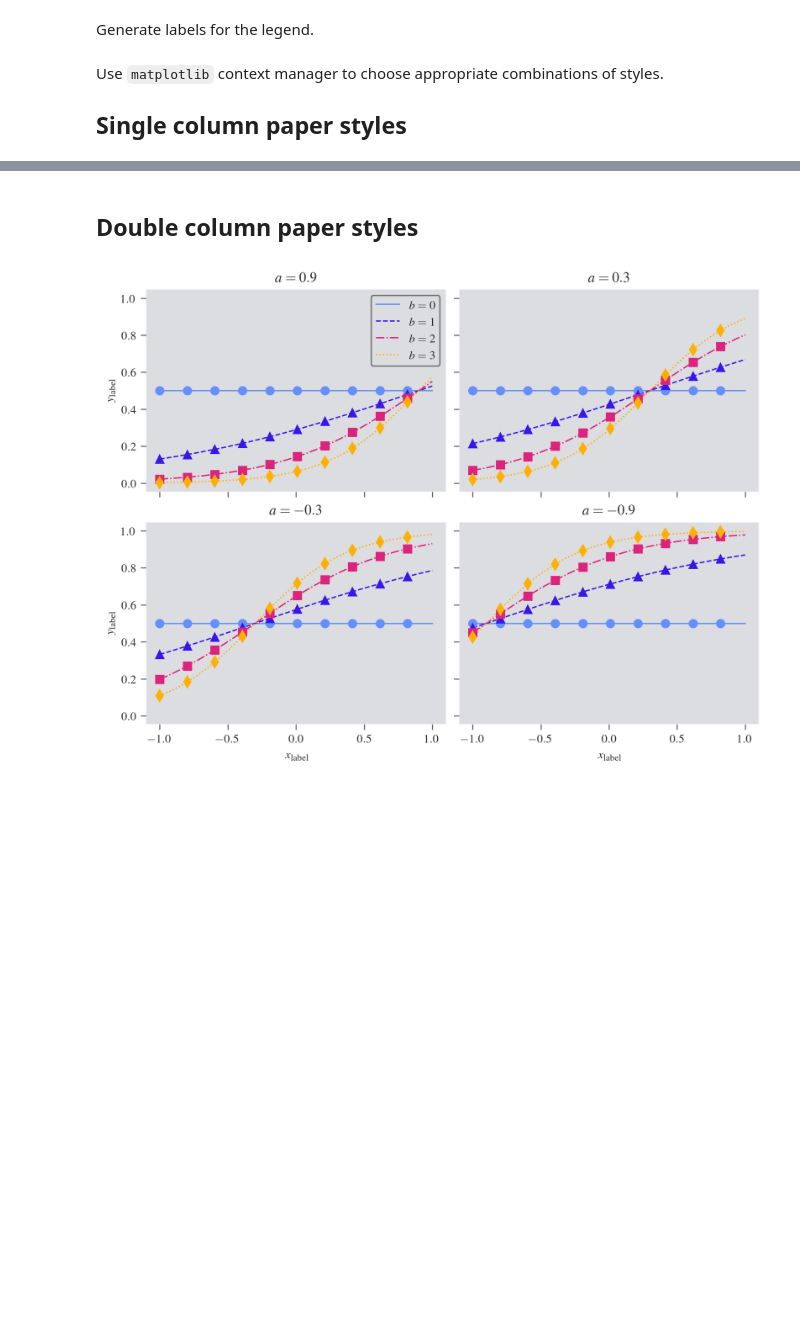
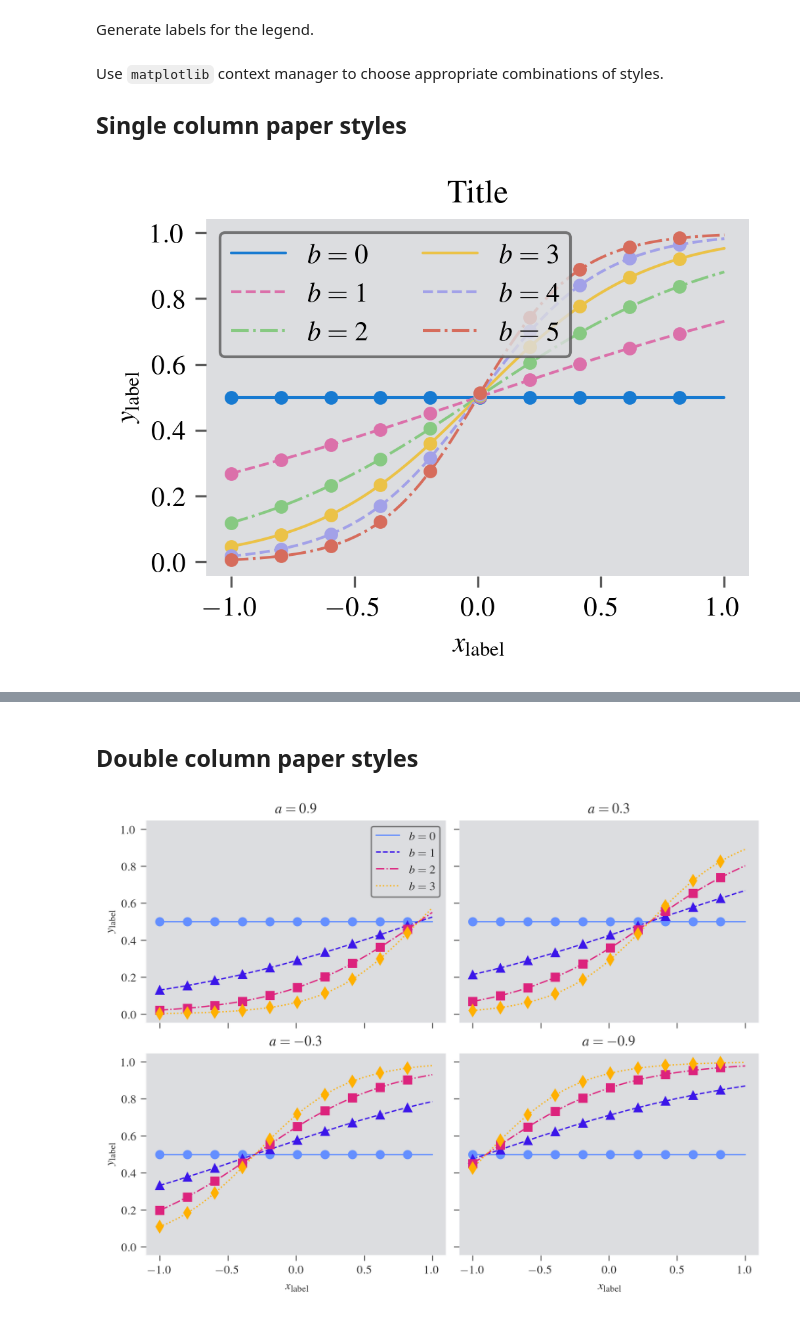
Before and after one commit to alexlyttle/cartography-styles, a Jupyter notebook: example.ipynb, the cells around one changed output, grey strips where cells are left out. Drawn from its saved outputs; the diff is of its cells as text; code cells hidden in the pictures; blank space fills up the shorter version.

```diff
--- a/example.ipynb
+++ b/example.ipynb
@@ -26,4 +26,25 @@ labels = [f'$b = {i}$' for i in b]
 Use `matplotlib` context manager to choose appropriate combinations of styles.
 
 ## Single column paper styles
+# %%
+marker=['o', '^', 's', 'd']
+
+with plt.style.context(['cartography-light.mplstyle', 'paper-single.mplstyle',
+#                         'grid.mplstyle'
+                       ]):
+
+    fig, ax = plt.subplots()
+    lines = ax.plot(x, y)
+    ax.plot(x[::10], y[::10], marker='o', linestyle='none')
+#     ax.scatter(x, np.random.uniform(1., 3., 100), label='scatter')
+
+    ax.set_xlabel(r'$x_\mathrm{label}$')
+    ax.set_ylabel(r'$y_\mathrm{label}$')
+    ax.set_title('Title')
+    ax.legend(handles=lines, labels=labels, loc='upper left', ncol=2)
+
+plt.savefig('light-single-latex.png')
+plt.savefig('../asterion/paper/aas/figures/example-figure.png')
+# %% [output]
+[figure, added]
 # %%
```
Also changed, not shown: parts of 3 cells of this notebook, 6 other files.
